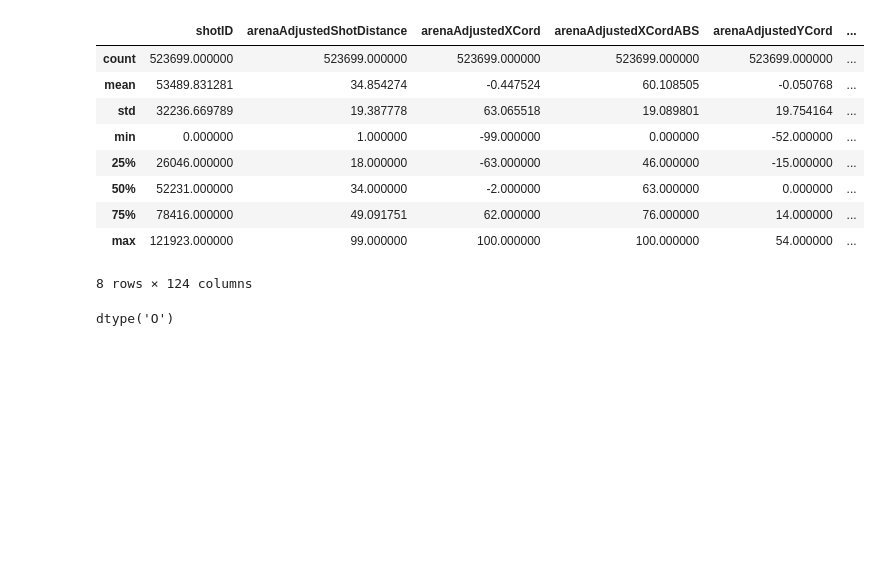
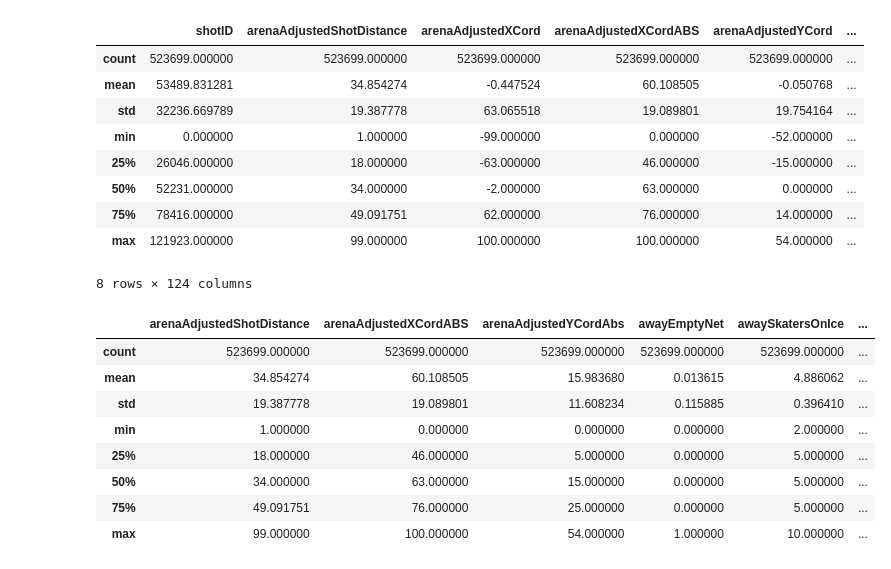
Before and after one commit to LonnyCox55/MSDS696_NHLExpectedGoalPrediction, a Jupyter notebook: main.ipynb, the cells around one changed output. Drawn from its saved outputs; the diff is of its cells as text; code cells hidden in the pictures; blank space fills up the shorter version.

```diff
--- a/main.ipynb
+++ b/main.ipynb
@@ -67,7 +71,16 @@ shot_df.describe()
 | 75% | 78416.000000 | 49.091751 | 62.000000 | 76.000000 | 14.000000 | ... |
 | max | 121923.000000 | 99.000000 | 100.000000 | 100.000000 | 54.000000 | ... |
 8 rows × 124 columns
-# %%
-shot_df.homeTeamCode.dtype
-# %% [output]
-dtype('O')
+# %%
+# Get all column names
+cols = shot_df.columns
+for iCol in range(cols.size):
+  print(cols[iCol])
+# %%
+# List out all the columns that we wish to analyze moving forward
+cols_to_keep = ['arenaAdjustedShotDistance', 'arenaAdjustedXCordABS', 'arenaAdjustedYCordAbs', 'awayEmptyNet', 'awaySkatersOnIce', 'awayTeamCode', 'event', 'homeEmptyNet', 'homeSkatersOnIce', 'homeTeamCode', 'isHomeTeam', 'lastEventCategory', 'shotAngleAdjusted', 'shotAngleReboundRoyalRoad', 'shotRebound', 'shotRush', 'timeSinceLastEvent']
+# %%
+# Remove all other, nonessential columns from the dataframe
+for iCol in shot_df.columns:
+  if iCol not in cols_to_keep:
+    shot_df = shot_df.drop(iCol, axis=1)
@@ -73,0 +90,12 @@ dtype('O')
+# %%
+shot_df.head()
+# %% [output]
+|  | arenaAdjustedShotDistance | arenaAdjustedXCordABS | arenaAdjustedYCordAbs | awayEmptyNet | awaySkatersOnIce | ... |
+| count | 523699.000000 | 523699.000000 | 523699.000000 | 523699.000000 | 523699.000000 | ... |
+| mean | 34.854274 | 60.108505 | 15.983680 | 0.013615 | 4.886062 | ... |
+| std | 19.387778 | 19.089801 | 11.608234 | 0.115885 | 0.396410 | ... |
+| min | 1.000000 | 0.000000 | 0.000000 | 0.000000 | 2.000000 | ... |
+| 25% | 18.000000 | 46.000000 | 5.000000 | 0.000000 | 5.000000 | ... |
+| 50% | 34.000000 | 63.000000 | 15.000000 | 0.000000 | 5.000000 | ... |
+| 75% | 49.091751 | 76.000000 | 25.000000 | 0.000000 | 5.000000 | ... |
+| max | 99.000000 | 100.000000 | 54.000000 | 1.000000 | 10.000000 | ... |
```
Also changed, not shown: parts of 3 cells of this notebook.
